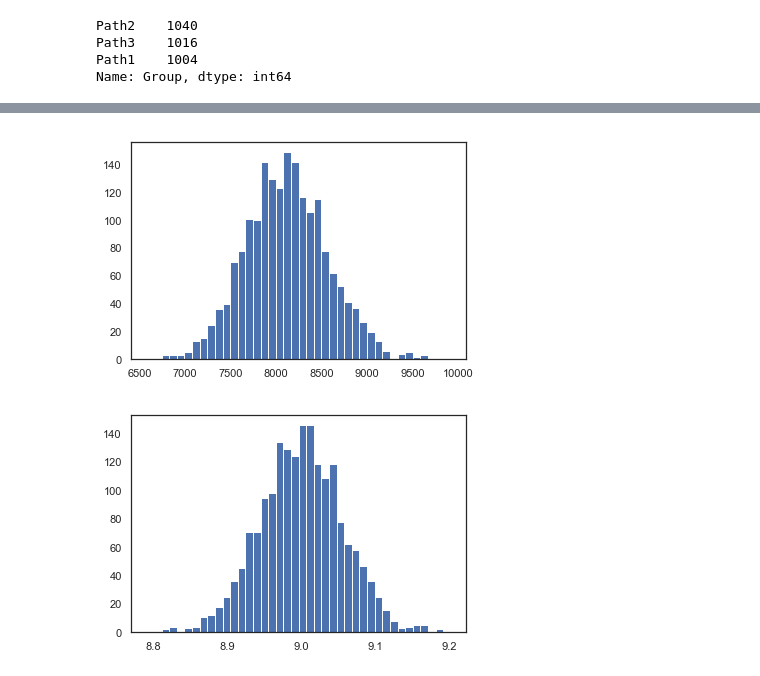
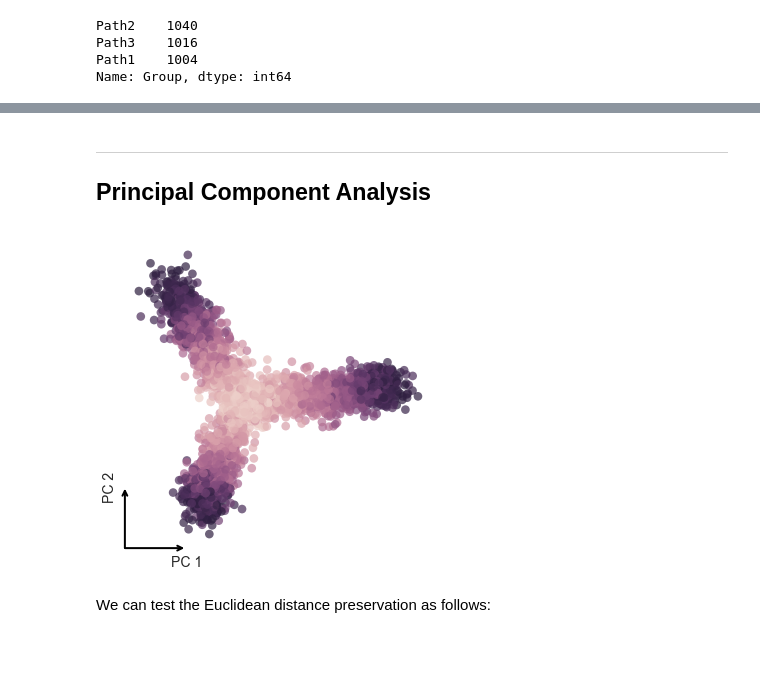
Before and after one commit to Ken-Lau-Lab/DR-structure-preservation, a Jupyter notebook: dev/splat_sim.ipynb, the cells around one changed output, grey strips where cells are left out. Drawn from its saved outputs; the diff is of its cells as text; code cells hidden in the pictures; blank space fills up the shorter version.

Commit message:
finished analysis of splatter-simulated datasets

```diff
--- a/dev/splat_sim.ipynb
+++ b/dev/splat_sim.ipynb
@@ -65,3 +49,0 @@ p3_i = np.random.choice(sim_path.obs_names[sim_path.obs.Group=="Path3"], 1000)
-# %%
-sim_path = sim_path[np.append(p1_i, (p2_i, p3_i)),:]
-sim_path
@@ -110,0 +52,17 @@ DR_plot(dim_name='t-SNE').plot(sim_path.obsm['X_tsne'], color=sim_path.obs['Grou
+# %%
+sim_discrete = sc.read_csv('../inputs/sim_discrete.csv')
+sim_discrete = sim_discrete.T
+sim_discrete_obs = pd.read_csv('../inputs/sim_discrete_obs.csv', index_col=0)
+sim_discrete.obs = sim_discrete_obs
+# %%
+# get useful metrics of counts data
+sc.pp.calculate_qc_metrics(sim_discrete, inplace=True)
+
+# preprocess AnnData for downstream dimensionality reduction
+sim_discrete.layers['raw_counts'] = sim_discrete.X.copy() # save raw counts in layer
+sc.pp.normalize_total(sim_discrete, target_sum=None, layers=None, key_added='norm_factor') # normalize within each cell to get fractional counts
+arcsinh(sim_discrete, scale=1000) # arcsinh-transform normalized counts and add to .layers['arcsinh_norm']
+sim_discrete.X = sim_discrete.layers['arcsinh_norm'].copy()
+
+# see resulting AnnData contents
+sim_discrete
@@ -299,12 +228,0 @@ _ = plt.hist(sim_path.obs.log1p_total_counts, bins=40)
-# %%
-# get useful metrics of counts data
-sc.pp.calculate_qc_metrics(sim_path_discrete, inplace=True)
-
-# preprocess AnnData for downstream dimensionality reduction
-sim_path_discrete.layers['raw_counts'] = sim_path_discrete.X.copy() # save raw counts in layer
-sc.pp.normalize_total(sim_path_discrete, target_sum=None, layers=None, key_added='norm_factor') # normalize within each cell to get fractional counts
-arcsinh(sim_path_discrete, scale=1000) # arcsinh-transform normalized counts and add to .layers['arcsinh_norm']
-sim_path_discrete.X = sim_path_discrete.layers['arcsinh_norm'].copy()
-
-# see resulting AnnData contents
-sim_path_discrete
@@ -406,8 +229,11 @@ corr_stats_pca, EMD_pca = cluster_arrangement_sc(sim_path_discrete, pre=sim_path
-# %%
-_ = plt.hist(sim_path_discrete.obs.total_counts, bins=40)
-# %% [output]
-[figure, removed]
-# %%
-_ = plt.hist(sim_path_discrete.obs.log1p_total_counts, bins=40)
-# %% [output]
-[figure, removed]
+# %% [markdown]
+---
+## Principal Component Analysis
+# %%
+sc.tl.pca(sim_path, n_comps=500)
+sim_path.obsm['PCA500'] = sim_path.obsm['X_pca'].copy()
+DR_plot(dim_name='PC').plot(sim_path.obsm['PCA500'], color=sim_path.obs['Step'])
+# %% [output]
+[figure, added]
+# %% [markdown]
+We can test the Euclidean distance preservation as follows:
```
Also changed, not shown: parts of 139 cells of this notebook, 55 other files.
